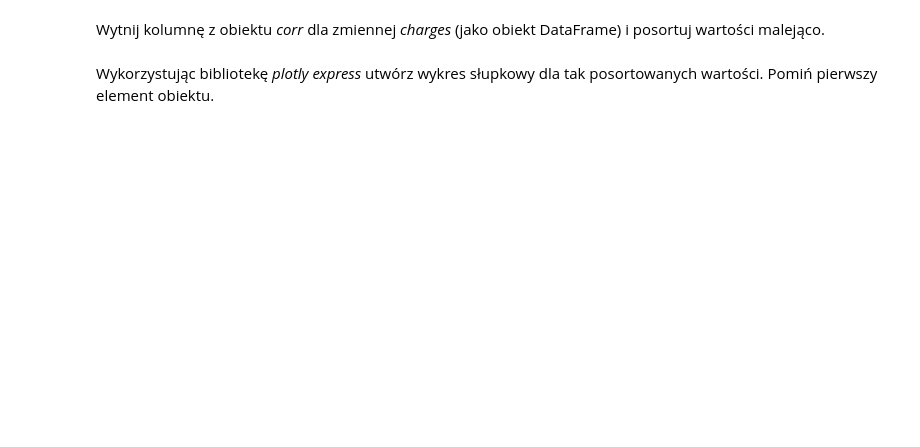
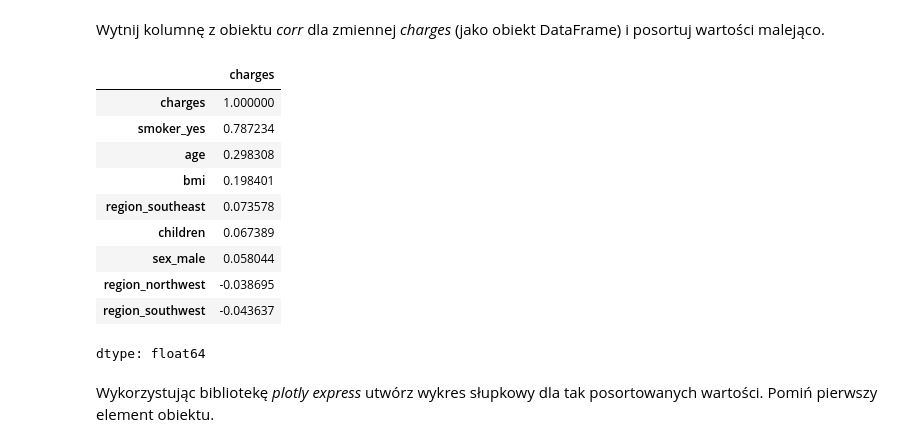
Before and after one commit to Krzesimir13/Data-Science, a Jupyter notebook: 181_190_exercises.ipynb, the cells around one changed output. Saved outputs shown, nothing was run; the diff lists cells and outputs as text; code cells hidden in the pictures; blank space fills up the shorter version.

```diff
--- a/181_190_exercises.ipynb
+++ b/181_190_exercises.ipynb
@@ -300,2 +324,17 @@ Wytnij kolumnę z obiektu _corr_ dla zmiennej _charges_ (jako obiekt DataFrame)
+# %%
+charges = corr['charges'].sort_values(ascending=False)
+charges
+# %% [output]
+|  | charges |
+| charges | 1.000000 |
+| smoker_yes | 0.787234 |
+| age | 0.298308 |
+| bmi | 0.198401 |
+| region_southeast | 0.073578 |
+| children | 0.067389 |
+| sex_male | 0.058044 |
+| region_northwest | -0.038695 |
+| region_southwest | -0.043637 |
+dtype: float64
 # %% [markdown]
 Wykorzystując bibliotekę _plotly express_ utwórz wykres słupkowy dla tak posortowanych wartości. Pomiń pierwszy element obiektu.
```
Also changed, not shown: parts of 22 cells of this notebook.
